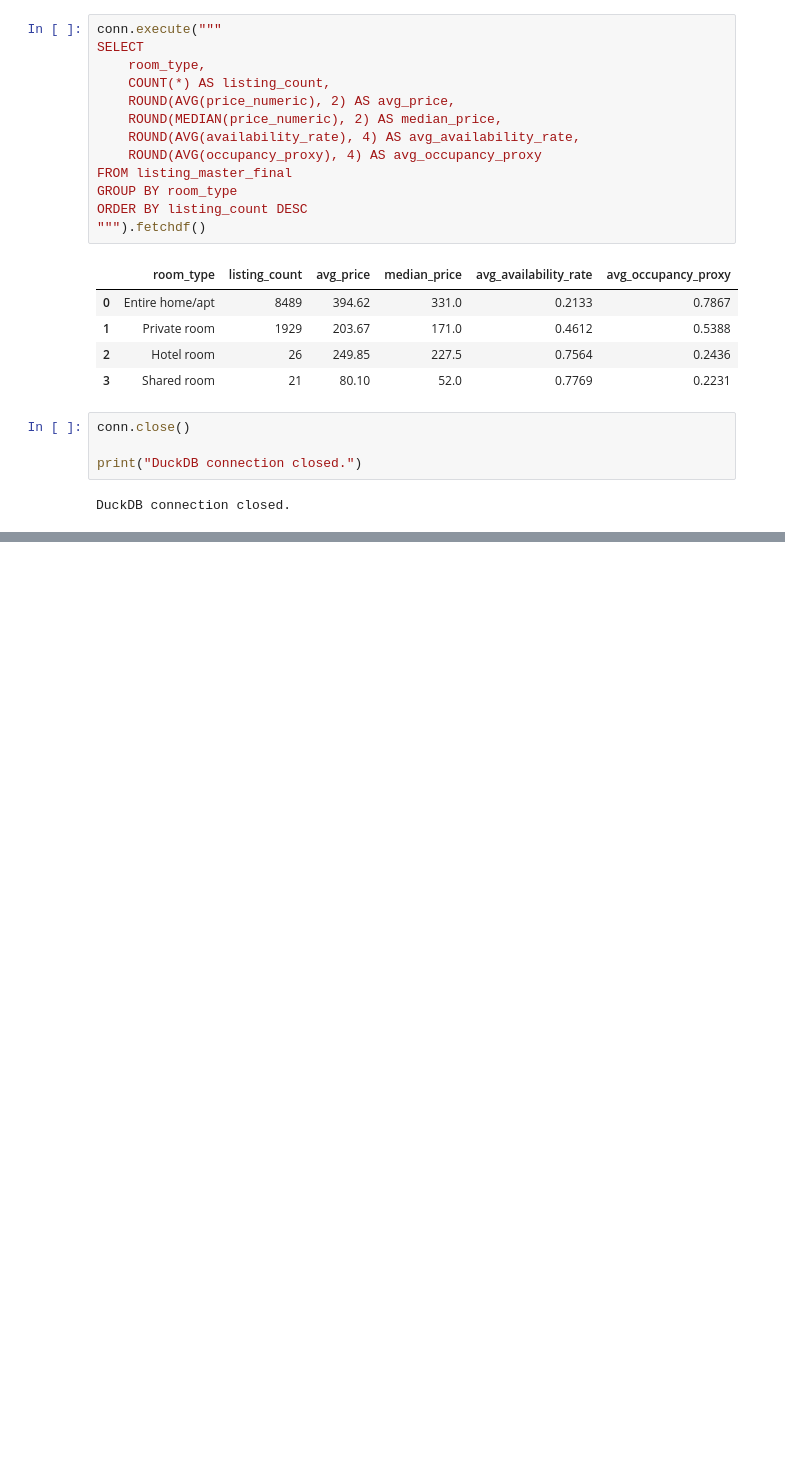
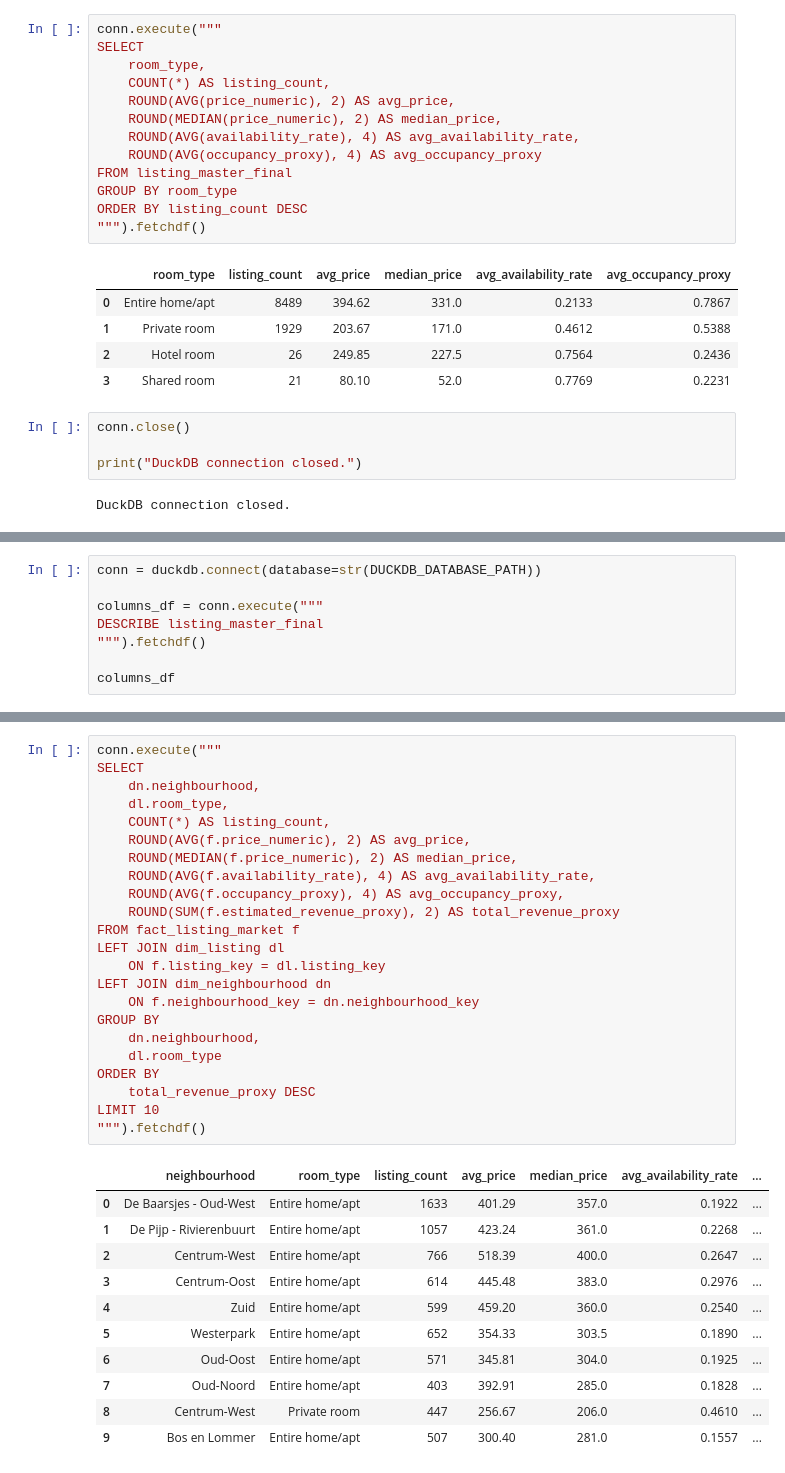
Before and after one commit to Tnadeeja/Inside-Airbnb-Market-Intelligence-Platform-Data-Engineering-Analytics-AI, a Jupyter notebook: notebooks/02_duckdb_warehouse.ipynb, the cells around one changed output, grey strips where cells are left out. Cells and saved outputs as stored; diff of their text form; blank space fills up the shorter version.

Commit message:
Create DuckDB star schema tables

```diff
--- a/notebooks/02_duckdb_warehouse.ipynb
+++ b/notebooks/02_duckdb_warehouse.ipynb
@@ -88,0 +101,8 @@ DuckDB connection closed.
+# %%
+conn = duckdb.connect(database=str(DUCKDB_DATABASE_PATH))
+
+columns_df = conn.execute("""
+DESCRIBE listing_master_final
+""").fetchdf()
+
+columns_df
@@ -88,0 +365,35 @@ DuckDB connection closed.
+# %%
+conn.execute("""
+SELECT
+    dn.neighbourhood,
+    dl.room_type,
+    COUNT(*) AS listing_count,
+    ROUND(AVG(f.price_numeric), 2) AS avg_price,
+    ROUND(MEDIAN(f.price_numeric), 2) AS median_price,
+    ROUND(AVG(f.availability_rate), 4) AS avg_availability_rate,
+    ROUND(AVG(f.occupancy_proxy), 4) AS avg_occupancy_proxy,
+    ROUND(SUM(f.estimated_revenue_proxy), 2) AS total_revenue_proxy
+FROM fact_listing_market f
+LEFT JOIN dim_listing dl
+    ON f.listing_key = dl.listing_key
+LEFT JOIN dim_neighbourhood dn
+    ON f.neighbourhood_key = dn.neighbourhood_key
+GROUP BY
+    dn.neighbourhood,
+    dl.room_type
+ORDER BY
+    total_revenue_proxy DESC
+LIMIT 10
+""").fetchdf()
+# %% [output]
+|  | neighbourhood | room_type | listing_count | avg_price | median_price | avg_availability_rate | ... |
+| 0 | De Baarsjes - Oud-West | Entire home/apt | 1633 | 401.29 | 357.0 | 0.1922 | ... |
+| 1 | De Pijp - Rivierenbuurt | Entire home/apt | 1057 | 423.24 | 361.0 | 0.2268 | ... |
+| 2 | Centrum-West | Entire home/apt | 766 | 518.39 | 400.0 | 0.2647 | ... |
+| 3 | Centrum-Oost | Entire home/apt | 614 | 445.48 | 383.0 | 0.2976 | ... |
+| 4 | Zuid | Entire home/apt | 599 | 459.20 | 360.0 | 0.2540 | ... |
+| 5 | Westerpark | Entire home/apt | 652 | 354.33 | 303.5 | 0.1890 | ... |
+| 6 | Oud-Oost | Entire home/apt | 571 | 345.81 | 304.0 | 0.1925 | ... |
+| 7 | Oud-Noord | Entire home/apt | 403 | 392.91 | 285.0 | 0.1828 | ... |
+| 8 | Centrum-West | Private room | 447 | 256.67 | 206.0 | 0.4610 | ... |
+| 9 | Bos en Lommer | Entire home/apt | 507 | 300.40 | 281.0 | 0.1557 | ... |
```
Also changed, not shown: parts of 15 cells of this notebook, 3 other files.
